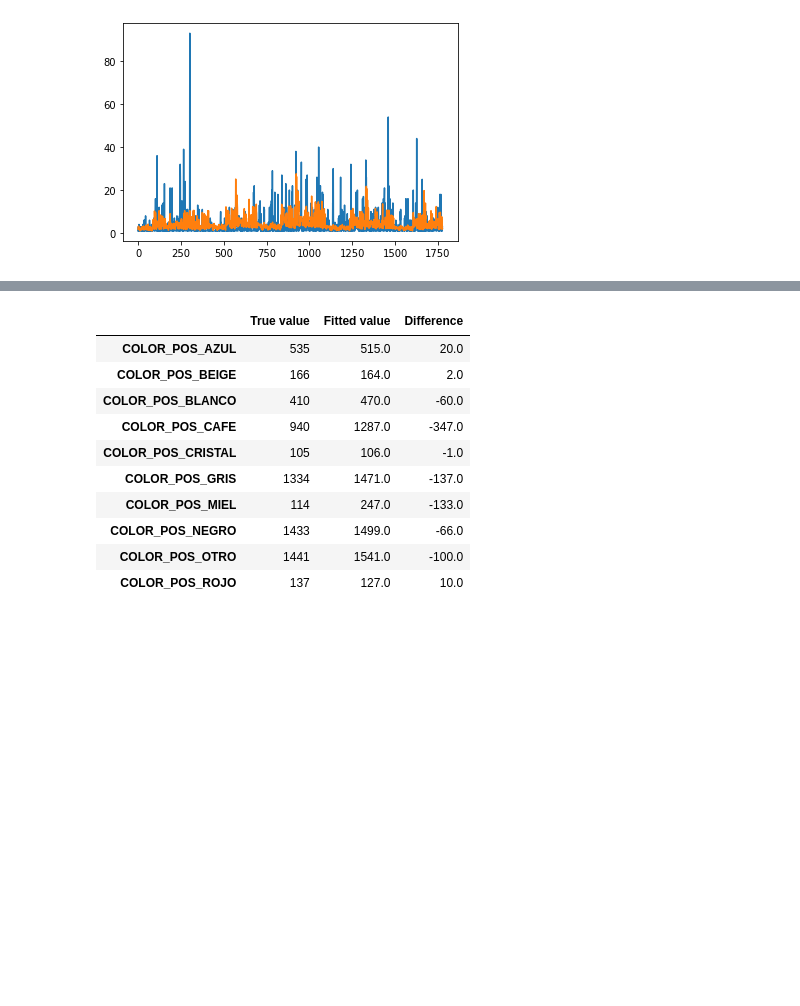
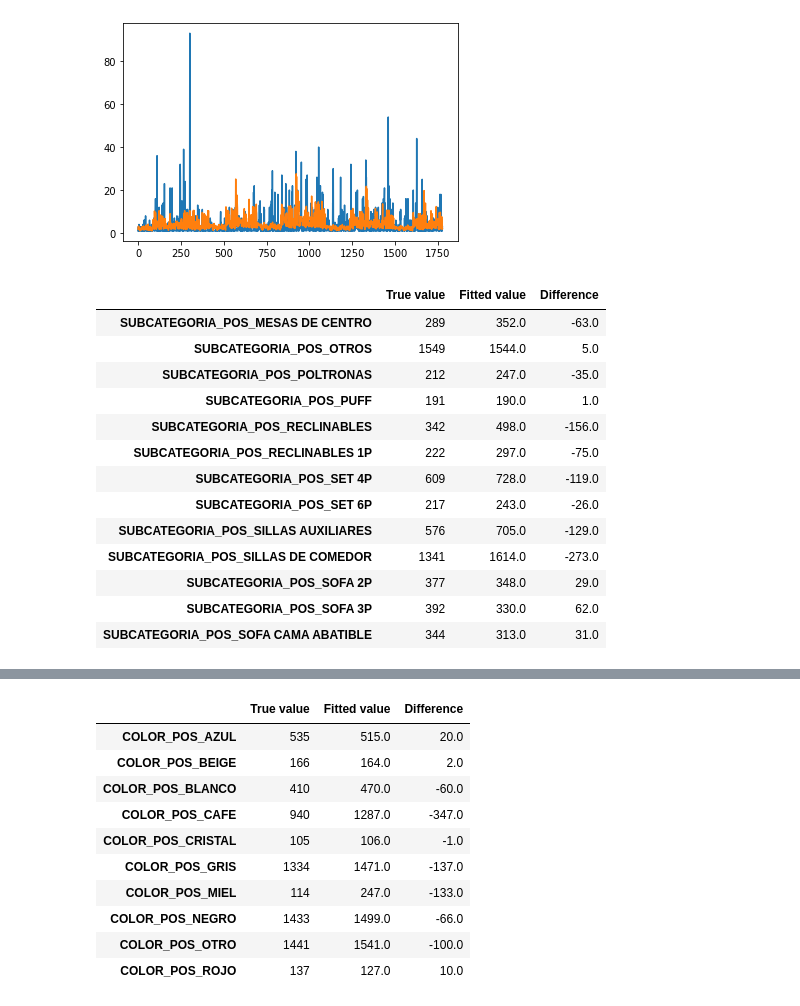
Before and after one commit to JuanMaVelezPa/DS4A_Project, a Jupyter notebook: modelo_NN.ipynb, the cells around one changed output, grey strips where cells are left out. Saved outputs shown, nothing was run; the diff lists cells and outputs as text; code cells hidden in the pictures; blank space fills up the shorter version.

Commit message:
New predicted characteristics

```diff
--- a/modelo_NN.ipynb
+++ b/modelo_NN.ipynb
@@ -357,3 +357,41 @@ plt.plot(x,y_test_fit)
 plt.show()
 # %% [output]
 [figure]
+# %%
+real = []
+predicted = []
+diff = []
+name_colors = ['SUBCATEGORIA_POS_MESAS DE CENTRO', 'SUBCATEGORIA_POS_OTROS',
+       'SUBCATEGORIA_POS_POLTRONAS', 'SUBCATEGORIA_POS_PUFF',
+       'SUBCATEGORIA_POS_RECLINABLES', 'SUBCATEGORIA_POS_RECLINABLES 1P',
+       'SUBCATEGORIA_POS_SET 4P', 'SUBCATEGORIA_POS_SET 6P',
+       'SUBCATEGORIA_POS_SILLAS AUXILIARES',
+       'SUBCATEGORIA_POS_SILLAS DE COMEDOR', 'SUBCATEGORIA_POS_SOFA 2P',
+       'SUBCATEGORIA_POS_SOFA 3P', 'SUBCATEGORIA_POS_SOFA CAMA ABATIBLE']
+
+for i in name_colors:
+    true_val = y_test[X_test[i] == 1].sum()
+    fitted_val = round(y_test_fit[X_test[i] == 1].sum())
+    real.append(true_val)
+    predicted.append(fitted_val)
+    diff.append(true_val - fitted_val)
+
+
+
+COL_PREDICT = pd.DataFrame(list(zip(real,predicted, diff)),index = name_colors, columns= ['True value','Fitted value','Difference'])
+COL_PREDICT
+# %% [output]
+|  | True value | Fitted value | Difference |
+| SUBCATEGORIA_POS_MESAS DE CENTRO | 289 | 352.0 | -63.0 |
+| SUBCATEGORIA_POS_OTROS | 1549 | 1544.0 | 5.0 |
+| SUBCATEGORIA_POS_POLTRONAS | 212 | 247.0 | -35.0 |
+| SUBCATEGORIA_POS_PUFF | 191 | 190.0 | 1.0 |
+| SUBCATEGORIA_POS_RECLINABLES | 342 | 498.0 | -156.0 |
+| SUBCATEGORIA_POS_RECLINABLES 1P | 222 | 297.0 | -75.0 |
+| SUBCATEGORIA_POS_SET 4P | 609 | 728.0 | -119.0 |
+| SUBCATEGORIA_POS_SET 6P | 217 | 243.0 | -26.0 |
+| SUBCATEGORIA_POS_SILLAS AUXILIARES | 576 | 705.0 | -129.0 |
+| SUBCATEGORIA_POS_SILLAS DE COMEDOR | 1341 | 1614.0 | -273.0 |
+| SUBCATEGORIA_POS_SOFA 2P | 377 | 348.0 | 29.0 |
+| SUBCATEGORIA_POS_SOFA 3P | 392 | 330.0 | 62.0 |
+| SUBCATEGORIA_POS_SOFA CAMA ABATIBLE | 344 | 313.0 | 31.0 |
```
Also changed, not shown: parts of 4 cells of this notebook.
